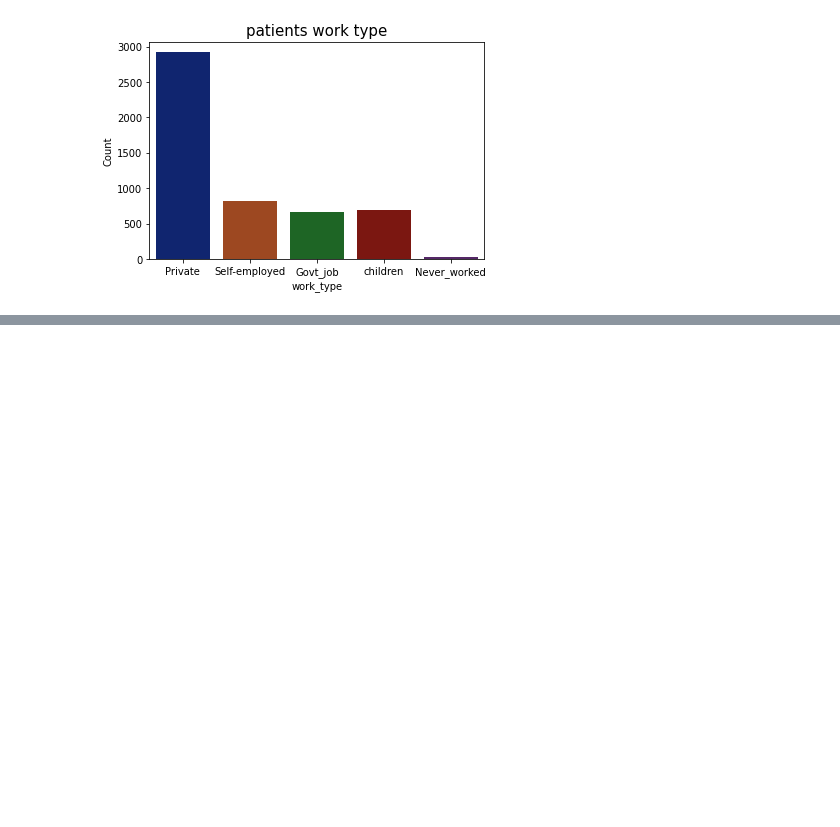
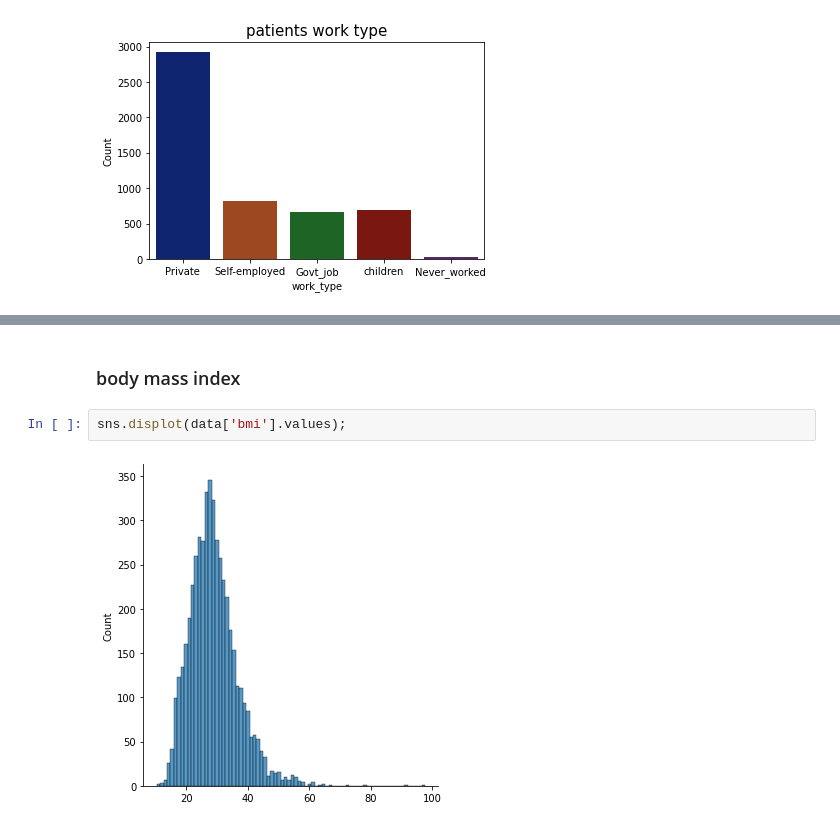
Before and after one commit to alanjoe12/EDA-Exploratory-data-analysis-, a Jupyter notebook: healthcare-dataset-stroke-data/healthcare-dataset-stroke-data.ipynb, the cells around one changed output, grey strips where cells are left out. Cells and saved outputs as stored; diff of their text form; blank space fills up the shorter version.

```diff
--- a/healthcare-dataset-stroke-data/healthcare-dataset-stroke-data.ipynb
+++ b/healthcare-dataset-stroke-data/healthcare-dataset-stroke-data.ipynb
@@ -152,0 +189,6 @@ Text(0, 0.5, 'Count')
+# %% [markdown]
+### body mass index
+# %%
+sns.displot(data['bmi'].values);
+# %% [output]
+[figure, added]
```
Also changed, not shown: parts of 13 cells of this notebook.
